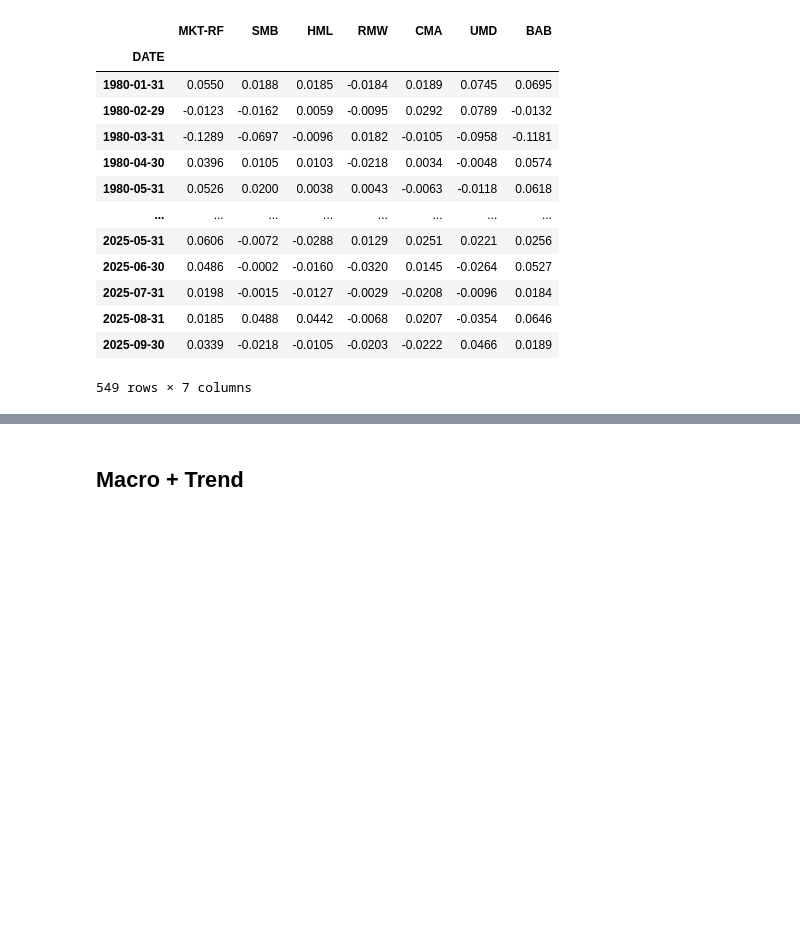
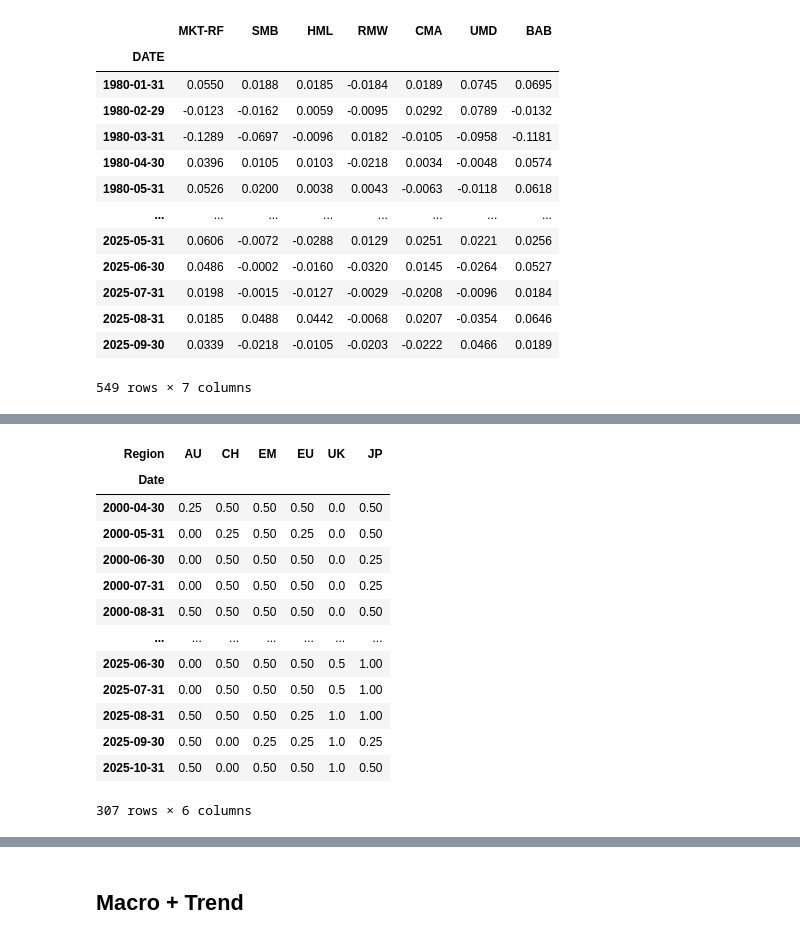
Before and after one commit to DanUZH/PMP_December_8, a Jupyter notebook: Code/Combined_Portfolio.ipynb, the cells around one changed output, grey strips where cells are left out. Cells and saved outputs as stored; diff of their text form; code cells hidden in the pictures; blank space fills up the shorter version.

```diff
--- a/Code/Combined_Portfolio.ipynb
+++ b/Code/Combined_Portfolio.ipynb
@@ -323,0 +418,18 @@ famafrench_data
+# %%
+hedge_ratio_short = 1 - hedge_ratio
+hedge_ratio_short
+# %% [output]
+| Region | AU | CH | EM | EU | UK | JP |
+| Date |  |  |  |  |  |  |
+| 2000-04-30 | 0.25 | 0.50 | 0.50 | 0.50 | 0.0 | 0.50 |
+| 2000-05-31 | 0.00 | 0.25 | 0.50 | 0.25 | 0.0 | 0.50 |
+| 2000-06-30 | 0.00 | 0.50 | 0.50 | 0.50 | 0.0 | 0.25 |
+| 2000-07-31 | 0.00 | 0.50 | 0.50 | 0.50 | 0.0 | 0.25 |
+| 2000-08-31 | 0.50 | 0.50 | 0.50 | 0.50 | 0.0 | 0.50 |
+| ... | ... | ... | ... | ... | ... | ... |
+| 2025-06-30 | 0.00 | 0.50 | 0.50 | 0.50 | 0.5 | 1.00 |
+| 2025-07-31 | 0.00 | 0.50 | 0.50 | 0.50 | 0.5 | 1.00 |
+| 2025-08-31 | 0.50 | 0.50 | 0.50 | 0.25 | 1.0 | 1.00 |
+| 2025-09-30 | 0.50 | 0.00 | 0.25 | 0.25 | 1.0 | 0.25 |
+| 2025-10-31 | 0.50 | 0.00 | 0.50 | 0.50 | 1.0 | 0.50 |
+307 rows × 6 columns
```
Also changed, not shown: parts of 12 cells of this notebook, 2 other files.
